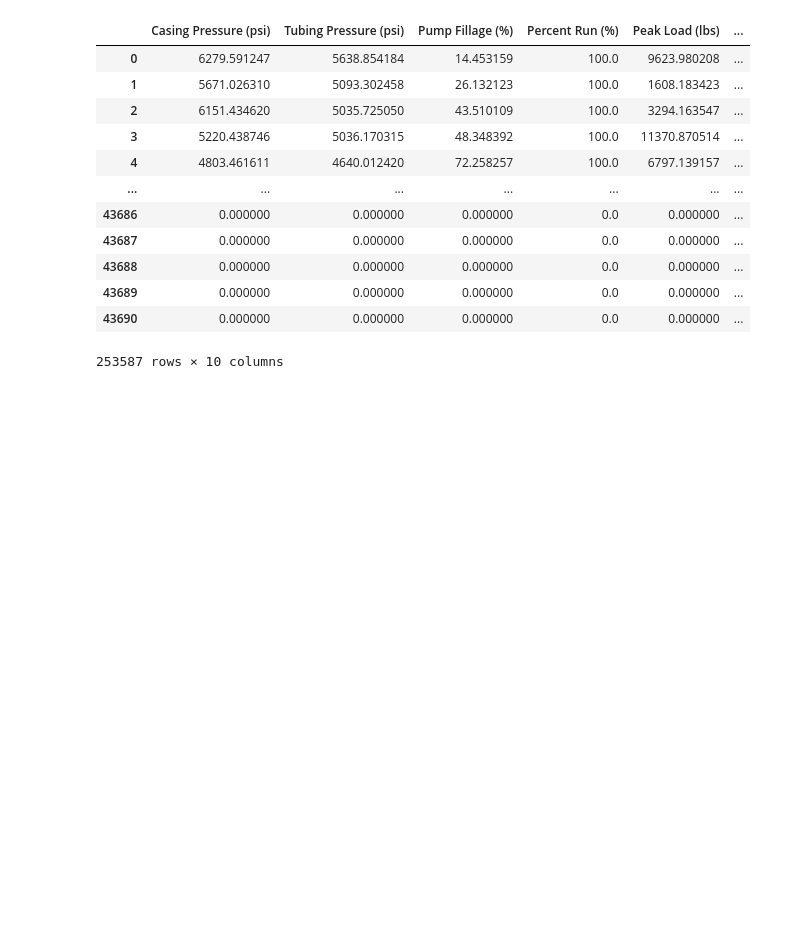
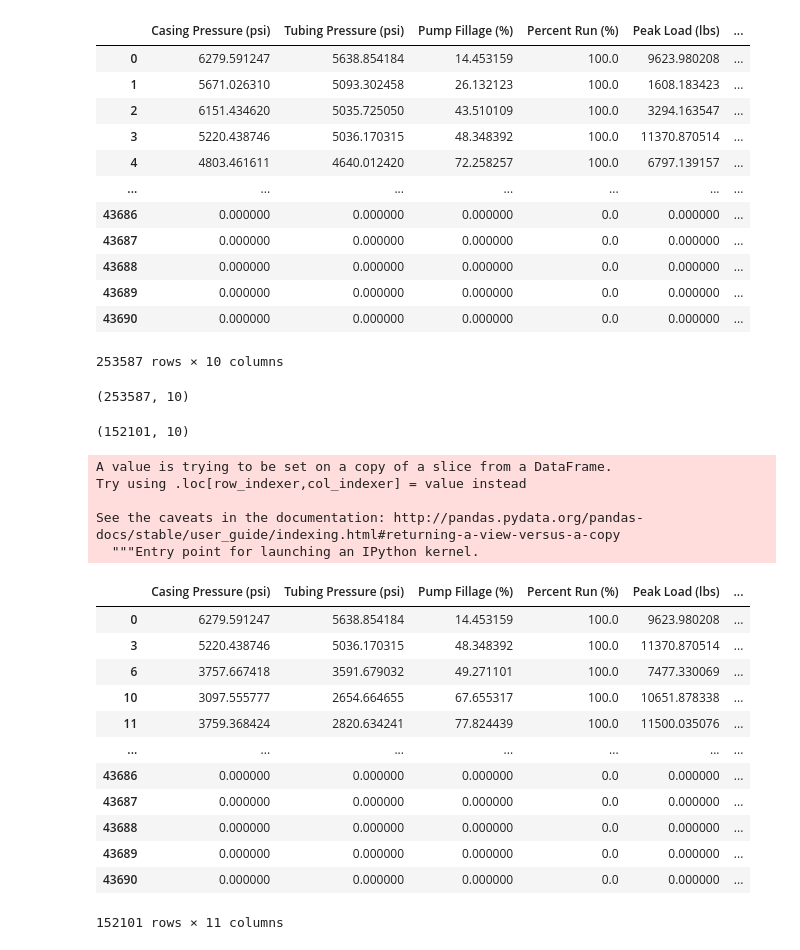
Before and after one commit to ethanzh/rod-pump-analysis, a Jupyter notebook: data_info.ipynb, the cells around one changed output. Saved outputs shown, nothing was run; the diff lists cells and outputs as text; code cells hidden in the pictures; blank space fills up the shorter version.

Commit message:
Conoco data

```diff
--- a/data_info.ipynb
+++ b/data_info.ipynb
@@ -18,3 +18,37 @@ df
 | 43689 | 0.000000 | 0.000000 | 0.000000 | 0.0 | 0.000000 | ... |
 | 43690 | 0.000000 | 0.000000 | 0.000000 | 0.0 | 0.000000 | ... |
 253587 rows × 10 columns
+# %%
+df.shape
+# %% [output]
+(253587, 10)
+# %%
+df = df[df["Peak Load (lbs)"] >= df["Minimum Load (lbs)"]]
+# %%
+df.shape
+# %% [output]
+(152101, 10)
+# %%
+df["load_ratio"] = df["Peak Load (lbs)"] / df["Minimum Load (lbs)"]
+# %% [output]
+A value is trying to be set on a copy of a slice from a DataFrame.
+Try using .loc[row_indexer,col_indexer] = value instead
+
+See the caveats in the documentation: http://pandas.pydata.org/pandas-docs/stable/user_guide/indexing.html#returning-a-view-versus-a-copy
+  """Entry point for launching an IPython kernel.
+# %%
+df
+# %% [output]
+|  | Casing Pressure (psi) | Tubing Pressure (psi) | Pump Fillage (%) | Percent Run (%) | Peak Load (lbs) | ... |
+| 0 | 6279.591247 | 5638.854184 | 14.453159 | 100.0 | 9623.980208 | ... |
+| 3 | 5220.438746 | 5036.170315 | 48.348392 | 100.0 | 11370.870514 | ... |
+| 6 | 3757.667418 | 3591.679032 | 49.271101 | 100.0 | 7477.330069 | ... |
+| 10 | 3097.555777 | 2654.664655 | 67.655317 | 100.0 | 10651.878338 | ... |
+| 11 | 3759.368424 | 2820.634241 | 77.824439 | 100.0 | 11500.035076 | ... |
+| ... | ... | ... | ... | ... | ... | ... |
+| 43686 | 0.000000 | 0.000000 | 0.000000 | 0.0 | 0.000000 | ... |
+| 43687 | 0.000000 | 0.000000 | 0.000000 | 0.0 | 0.000000 | ... |
+| 43688 | 0.000000 | 0.000000 | 0.000000 | 0.0 | 0.000000 | ... |
+| 43689 | 0.000000 | 0.000000 | 0.000000 | 0.0 | 0.000000 | ... |
+| 43690 | 0.000000 | 0.000000 | 0.000000 | 0.0 | 0.000000 | ... |
+152101 rows × 11 columns
```
Also changed, not shown: parts of 5 cells of this notebook, 4 other files.
